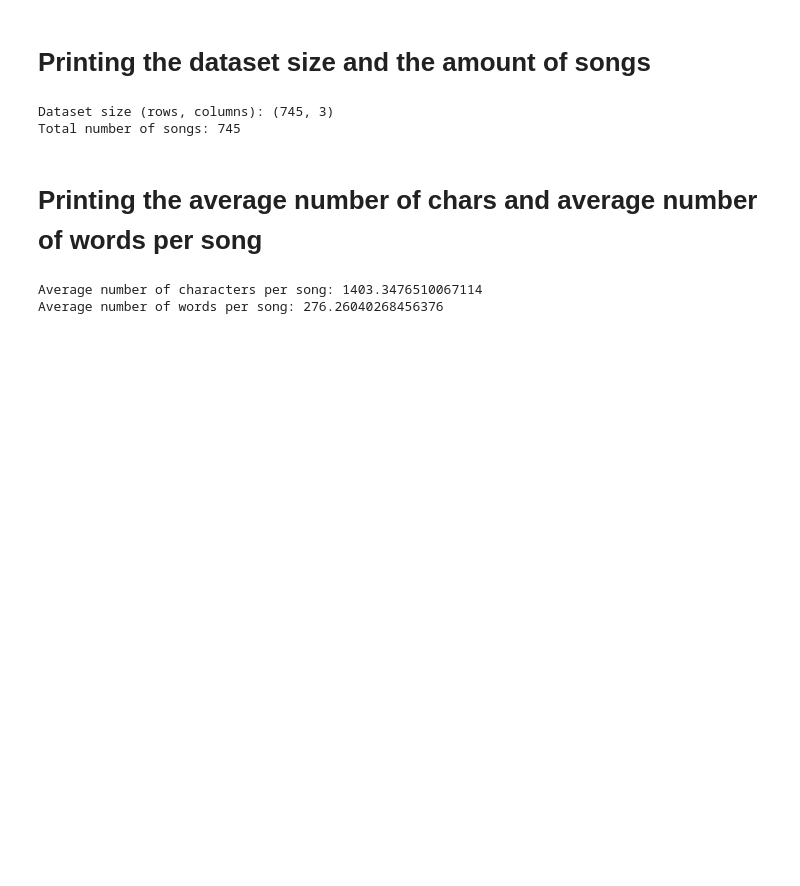
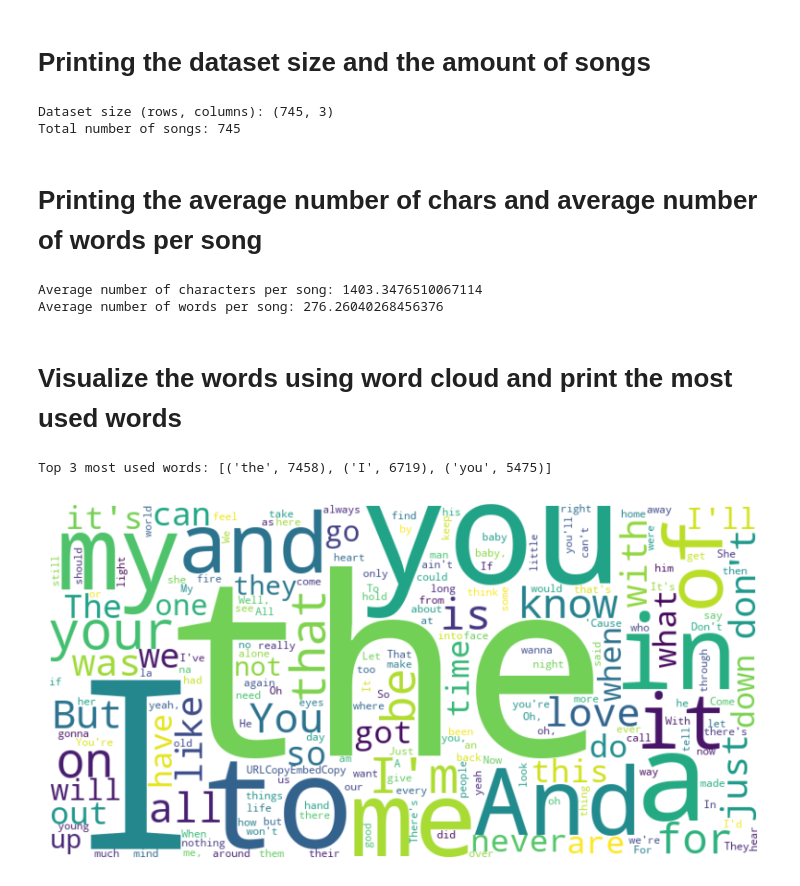
Before and after one commit to RaneemIbra/DeepLearning_NLP, a Jupyter notebook: DL/HW3_PT1_212920896_212245096.ipynb, the cells around one changed output. Drawn from its saved outputs; the diff is of its cells as text; code cells hidden in the pictures; blank space fills up the shorter version.

```diff
--- a/DL/HW3_PT1_212920896_212245096.ipynb
+++ b/DL/HW3_PT1_212920896_212245096.ipynb
@@ -60,3 +63,20 @@ print(f"Average number of words per song: {average_words}")
 # %% [output]
 Average number of characters per song: 1403.3476510067114
 Average number of words per song: 276.26040268456376
+# %% [markdown]
+# Visualize the words using word cloud and print the most used words
+# %%
+all_lyrics = ' '.join(songs_df['Lyrics'])
+word_counts = Counter(all_lyrics.split())
+top_3_words = word_counts.most_common(3)
+print("Top 3 most used words:", top_3_words)
+
+wordcloud = WordCloud(width=800, height=400, background_color='white').generate_from_frequencies(word_counts)
+
+plt.figure(figsize=(10, 5))
+plt.imshow(wordcloud, interpolation='bilinear')
+plt.axis('off')
+plt.show()
+# %% [output]
+Top 3 most used words: [('the', 7458), ('I', 6719), ('you', 5475)]
+[figure, added]
```
Also changed, not shown: parts of 1 cell of this notebook.
